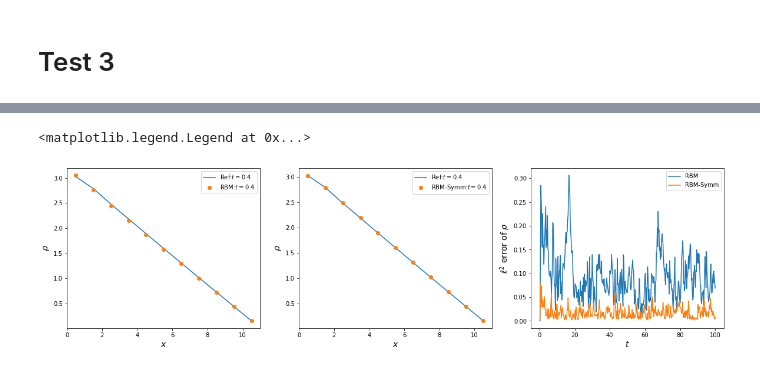
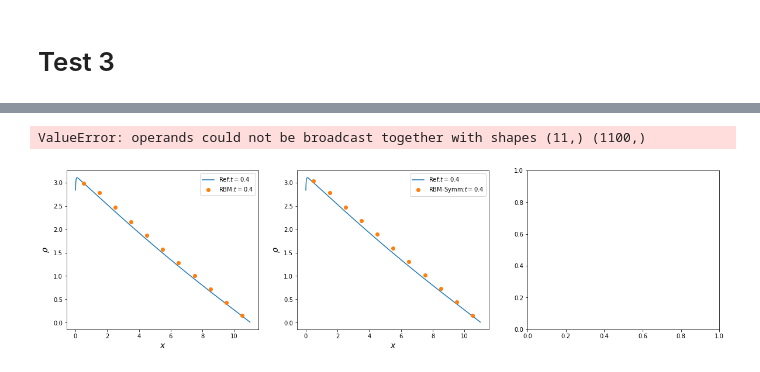
Before and after one commit to mazhengcn/kipack, a Jupyter notebook: examples/notebooks/linear_transport/rbm_1d.ipynb, the cells around one changed output, grey strips where cells are left out. Drawn from its saved outputs; the diff is of its cells as text; code cells hidden in the pictures.

```diff
--- a/examples/notebooks/linear_transport/rbm_1d.ipynb
+++ b/examples/notebooks/linear_transport/rbm_1d.ipynb
@@ -61,8 +64,8 @@ init_func = lambda vmesh, rho, u, T: 0.0
 # Test 3
 # %%
 import numpy as np
-# from examples.linear_transport.rbm_1d_ap import run, maxwellian_vec_init
-from examples.linear_transport.rbm_1d import run, maxwellian_vec_init
+from linear_transport.rbm_1d_ap import run, maxwellian_vec_init
+# from linear_transport.rbm_1d import run, maxwellian_vec_init
 
 # Parameters
 kn = lambda x: 0.05
@@ -71,10 +74,10 @@ sigma_a = lambda x: 0.0
 Q = lambda x: 0.0
 xmin = 0.0
 xmax = 11.0
-nx = 1100
+nx = 11
 dx = (xmax - xmin) / nx
-dt = 1e-4
-nt = 1000000
+dt = 0.25
+nt = 400
 BC = "dirichlet"
 f_l = lambda v: 5.0 * np.sin(v)
 f_r = lambda v: 0.0
@@ -129,44 +127,47 @@ t_idx = -1
 
 fig, (ax1, ax2, ax3) = plt.subplots(1, 3, figsize=(20,5))
 
-macro_ref = output_ref["macro_frames"]
+ref_loaded = np.load("./data/ref.npz")
+# macro_ref = output_ref["macro_frames"]
+macro_ref = ref_loaded["macro_frames"]
 macro_rbm = output_rbm["macro_frames"]
 macro_rbm_symm = output_rbm_symm["macro_frames"]
 
-x = output_ref["x"]
-t = output_ref["t"]
+ref_x = ref_loaded["x"]
+x = output_rbm["x"]
+t = output_rbm["t"]
 
-ax1.plot(x, macro_ref[t_idx], label=r"Ref:$t=0.4$")
+ax1.plot(np.concat([0.0, ref_x, 11.0]), np.concatemacro_ref[t_idx], label=r"Ref:$t=0.4$")
 ax1.plot(x, macro_rbm[t_idx], "o", markevery=1, label=r"RBM:$t=0.4$")
 # ax1.plot(x, macro_ref[250], label=r"Ref:$t=0.05$")
 # ax1.plot(x, macro_rbm[250], "o", markevery=1, label=r"RBM:$t=0.05$")
 # ax1.plot(x, macro_ref[50], label=r"Ref:$t=0.01$")
 # ax1.plot(x, macro_rbm[50], "s", markevery=1, label=r"RBM:$t=0.01$")
 ax1.set_xlabel(r"$x$", fontsize=14)
 ax1.set_ylabel(r"$\rho$", fontsize=14)
 ax1.legend()
 
 # ax2.plot(x, macro_ref[t_idx], label="Ref")
 # ax2.plot(x, macro_rbm_symm[t_idx], "o", markevery=1, label="RBM-Symm")
-ax2.plot(x, macro_ref[t_idx], label=r"Ref:$t=0.4$")
+ax2.plot(ref_x, macro_ref[t_idx], label=r"Ref:$t=0.4$")
 ax2.plot(x, macro_rbm_symm[t_idx], "o", markevery=1, label=r"RBM-Symm:$t=0.4$")
 # ax2.plot(x, macro_ref[250], label=r"Ref:$t=0.05$")
 # ax2.plot(x, macro_rbm_symm[250], "o", markevery=1, label=r"RBM-Symm:$t=0.05$")
 # ax2.plot(x, macro_ref[50], label=r"Ref:$t=0.01$")
 # ax2.plot(x, macro_rbm_symm[50], "s", markevery=1, label=r"RBM-Symm:$t=0.01$")
 ax2.set_xlabel(r"$x$", fontsize=14)
 ax2.set_ylabel(r"$\rho$", fontsize=14)
 ax2.legend()
 
 rho_errs_rbm = [np.sqrt(np.sum((macro_rbm[t_idx] - macro_ref[t_idx]) ** 2) * dx) for t_idx in range(nt+1)]
 rho_errs_rbm_symm = [np.sqrt(np.sum((macro_rbm_symm[t_idx] - macro_ref[t_idx]) ** 2) * dx) for t_idx in range(nt+1)]
 ax3.plot(t, rho_errs_rbm, label="RBM")
 ax3.plot(t, rho_errs_rbm_symm, label="RBM-Symm")
 ax3.set_xlabel(r"$t$", fontsize=14)
 ax3.set_ylabel(r"$\ell^2$ error of $\rho$", fontsize=14)
 ax3.legend()
 # %% [output]
-<matplotlib.legend.Legend at 0x...>
+ValueError: operands could not be broadcast together with shapes (11,) (1100,)
-[figure, old version]
+[figure, new version]
 # %%
 fig.savefig("./examples/notebooks/linear_transport/figs/1d_kn1e-2_fl0_fr0_t0.4.pdf")
```
Also changed, not shown: parts of 6 cells of this notebook, 4 other files.
